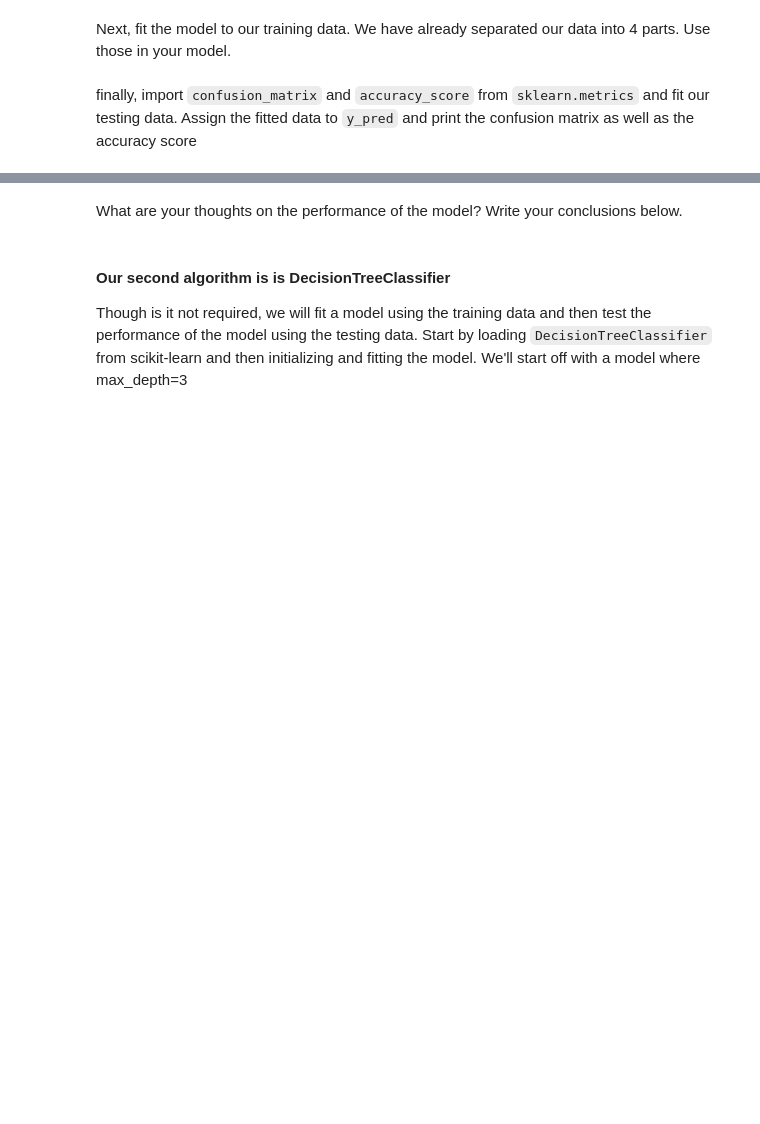
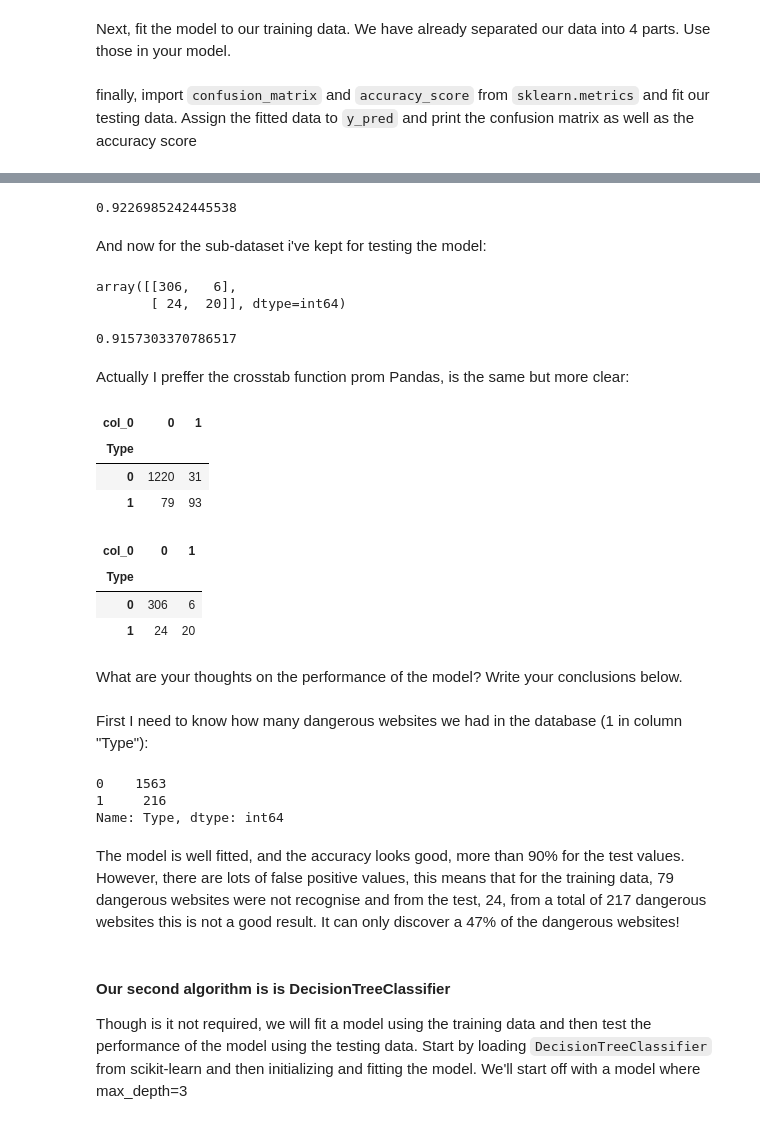
Before and after one commit to Ironhack-Data-Madrid-Enero-2021/lab-supervised-learning, a Jupyter notebook: your-code/main.ipynb, the cells around one changed output, grey strips where cells are left out. Drawn from its saved outputs; the diff is of its cells as text; code cells hidden in the pictures; blank space fills up the shorter version.

```diff
--- a/your-code/main.ipynb
+++ b/your-code/main.ipynb
@@ -504,3 +504,8 @@ from sklearn.model_selection import train_test_split
+# %%
+from sklearn.model_selection import train_test_split
+X = website_dummy.drop("Type", axis=1)
+y = website_dummy["Type"]
+X_train, X_test, y_train, y_test = train_test_split(X, y, test_size=0.2, shuffle=True)
 # %% [markdown]
 #### In this lab, we will try two different models and compare our results.
 
@@ -510,2 +513,5 @@ The first model we will use in this lab is logistic regression. We have previous
+# %%
+from sklearn.linear_model import LogisticRegression
+log = LogisticRegression(max_iter=10000)
 # %% [markdown]
 Next, fit the model to our training data. We have already separated our data into 4 parts. Use those in your model.
@@ -514,2 +518,6 @@ Next, fit the model to our training data. We have already separated our data int
+# %%
+log.fit(X_train, y_train)
+y_predicted_train = log.predict(X_train)
+y_predicted_test = log.predict(X_test)
 # %% [markdown]
 finally, import `confusion_matrix` and `accuracy_score` from `sklearn.metrics` and fit our testing data. Assign the fitted data to `y_pred` and print the confusion matrix as well as the accuracy score
@@ -518,2 +533,39 @@ finally, import `confusion_matrix` and `accuracy_score` from `sklearn.metrics` a
+# %%
+accuracy_score(y_train, y_predicted_train)
+# %% [output]
+0.9226985242445538
+# %% [markdown]
+And now for the sub-dataset i've kept for testing the model:
+# %%
+confusion_matrix(y_test, y_predicted_test)
+# %% [output]
+array([[306,   6],
+       [ 24,  20]], dtype=int64)
+# %%
+accuracy_score(y_test, y_predicted_test)
+# %% [output]
+0.9157303370786517
+# %% [markdown]
+Actually I preffer the crosstab function prom Pandas, is the same but more clear:
+# %%
+pd.crosstab(
+    y_train,
+    y_predicted_train
+)
+# %% [output]
+| col_0 | 0 | 1 |
+| Type |  |  |
+| 0 | 1220 | 31 |
+| 1 | 79 | 93 |
+# %%
+pd.crosstab(
+    y_test,
+    y_predicted_test
+)
+# %% [output]
+| col_0 | 0 | 1 |
+| Type |  |  |
+| 0 | 306 | 6 |
+| 1 | 24 | 20 |
 # %% [markdown]
 What are your thoughts on the performance of the model? Write your conclusions below.
@@ -522,3 +572,13 @@ What are your thoughts on the performance of the model? Write your conclusions b
+# %% [markdown]
+First I need to know how many dangerous websites we had in the database (1 in column "Type"):
+# %%
+website_dummy.Type.value_counts()
+# %% [output]
+0    1563
+1     216
+Name: Type, dtype: int64
+# %% [markdown]
+The model is well fitted, and the accuracy looks good, more than 90% for the test values. However, there are lots of false positive values, this means that for the training data, 79 dangerous websites were not recognise and from the test, 24, from a total of 217 dangerous websites this is not a good result. It can only discover a 47% of the dangerous websites!
 # %% [markdown]
 #### Our second algorithm is is DecisionTreeClassifier
 
```
Also changed, not shown: parts of 31 cells of this notebook.
